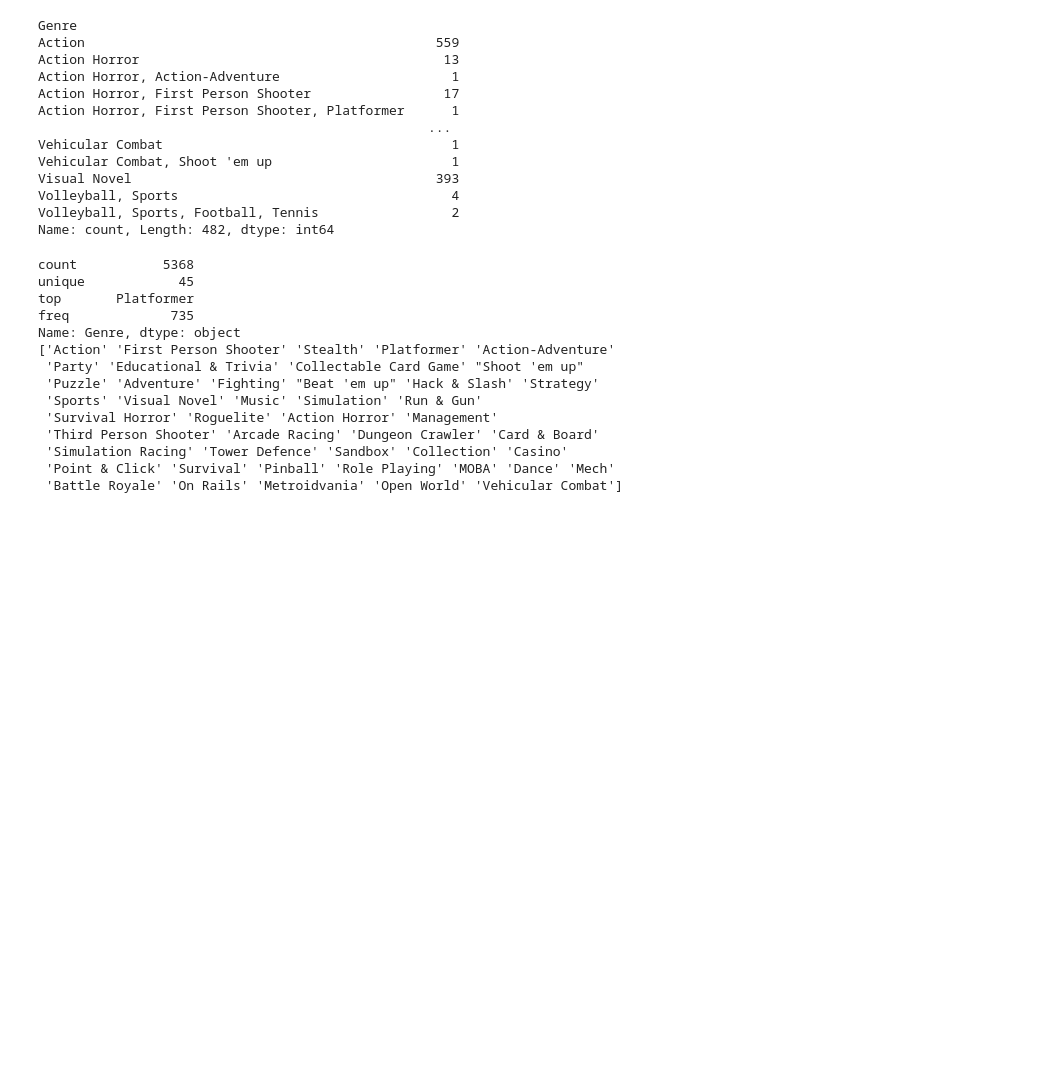
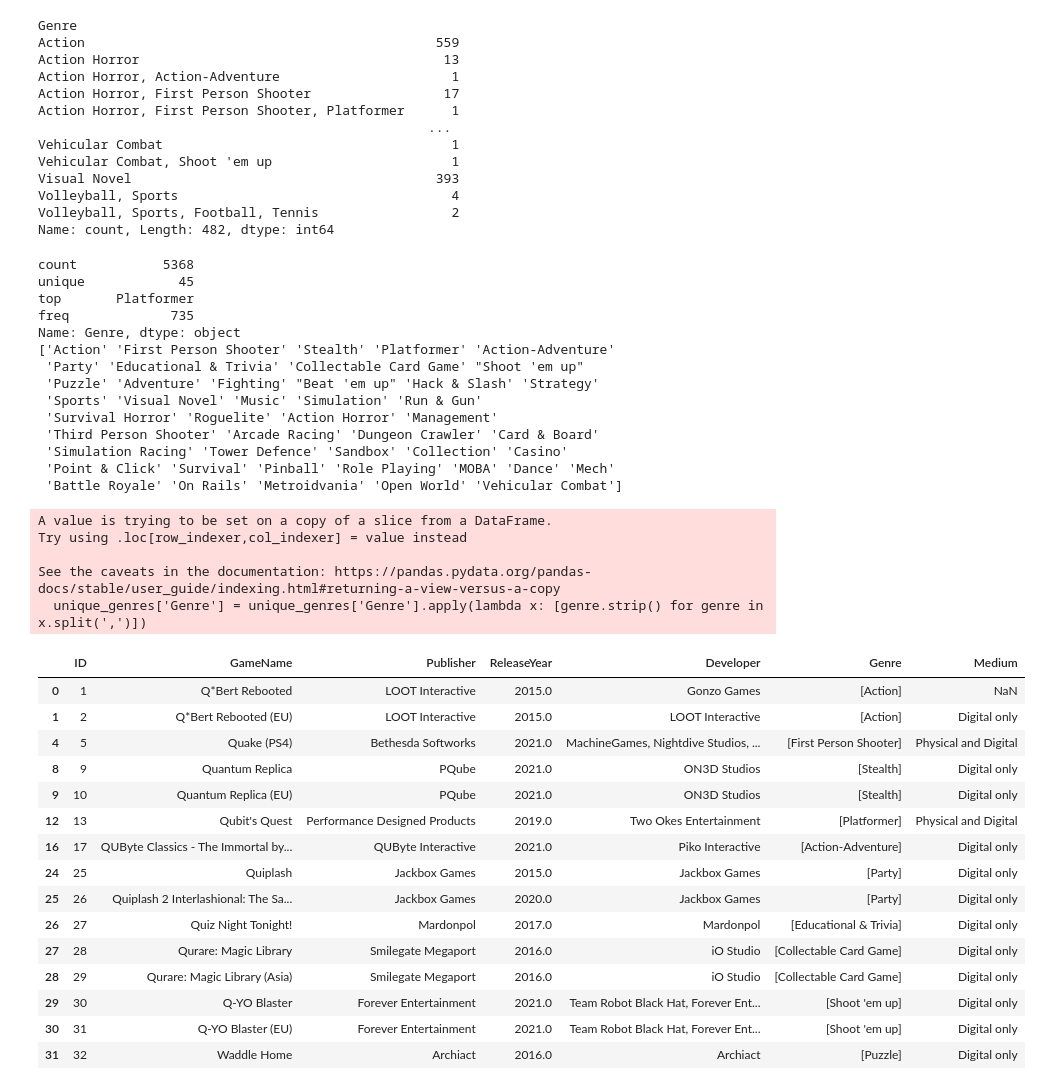
Before and after one commit to MikeyMorg/CS549_Project, a Jupyter notebook: EditData/CleanUp.ipynb, the cells around one changed output. Saved outputs shown, nothing was run; the diff lists cells and outputs as text; code cells hidden in the pictures; blank space fills up the shorter version.

```diff
--- a/EditData/CleanUp.ipynb
+++ b/EditData/CleanUp.ipynb
@@ -241,26 +247,51 @@ Name: count, Length: 482, dtype: int64
 # %%
 #Let's try and find the truly unique genres here by finding the entries that don't have a separator, or comma
 unique_genres = dropped_data_df[dropped_data_df['Genre'].str.contains(",", na=False) == False]
 
 
 print(unique_genres['Genre'].describe())
 #This narrows us down to 45 unique genres! That's much more realistic, still a large number though.
 print(unique_genres['Genre'].unique())
 #These all seem to be very unique! No overlap in genres that'd be due to a typo.
 #I haven't, but we could also use alias mapping to reduce the genre number to get even less columns here, but I think it's fine? They seem unique enough, but I could see potential overlap
+
+unique_genres['Genre'] = unique_genres['Genre'].apply(lambda x: [genre.strip() for genre in x.split(',')])
+
+unique_genres.head(15)
 # %% [output]
 count           5368
 unique            45
 top       Platformer
 freq             735
 Name: Genre, dtype: object
 ['Action' 'First Person Shooter' 'Stealth' 'Platformer' 'Action-Adventure'
  'Party' 'Educational & Trivia' 'Collectable Card Game' "Shoot 'em up"
  'Puzzle' 'Adventure' 'Fighting' "Beat 'em up" 'Hack & Slash' 'Strategy'
  'Sports' 'Visual Novel' 'Music' 'Simulation' 'Run & Gun'
  'Survival Horror' 'Roguelite' 'Action Horror' 'Management'
  'Third Person Shooter' 'Arcade Racing' 'Dungeon Crawler' 'Card & Board'
  'Simulation Racing' 'Tower Defence' 'Sandbox' 'Collection' 'Casino'
  'Point & Click' 'Survival' 'Pinball' 'Role Playing' 'MOBA' 'Dance' 'Mech'
  'Battle Royale' 'On Rails' 'Metroidvania' 'Open World' 'Vehicular Combat']
+A value is trying to be set on a copy of a slice from a DataFrame.
+Try using .loc[row_indexer,col_indexer] = value instead
+
+See the caveats in the documentation: https://pandas.pydata.org/pandas-docs/stable/user_guide/indexing.html#returning-a-view-versus-a-copy
+  unique_genres['Genre'] = unique_genres['Genre'].apply(lambda x: [genre.strip() for genre in x.split(',')])
+|  | ID | GameName | Publisher | ReleaseYear | Developer | Genre | Medium |
+| 0 | 1 | Q*Bert Rebooted | LOOT Interactive | 2015.0 | Gonzo Games | [Action] | NaN |
+| 1 | 2 | Q*Bert Rebooted (EU) | LOOT Interactive | 2015.0 | LOOT Interactive | [Action] | Digital only |
+| 4 | 5 | Quake (PS4) | Bethesda Softworks | 2021.0 | MachineGames, Nightdive Studios, ... | [First Person Shooter] | Physical and Digital |
+| 8 | 9 | Quantum Replica | PQube | 2021.0 | ON3D Studios | [Stealth] | Digital only |
+| 9 | 10 | Quantum Replica (EU) | PQube | 2021.0 | ON3D Studios | [Stealth] | Digital only |
+| 12 | 13 | Qubit's Quest | Performance Designed Products | 2019.0 | Two Okes Entertainment | [Platformer] | Physical and Digital |
+| 16 | 17 | QUByte Classics - The Immortal by... | QUByte Interactive | 2021.0 | Piko Interactive | [Action-Adventure] | Digital only |
+| 24 | 25 | Quiplash | Jackbox Games | 2015.0 | Jackbox Games | [Party] | Digital only |
+| 25 | 26 | Quiplash 2 Interlashional: The Sa... | Jackbox Games | 2020.0 | Jackbox Games | [Party] | Digital only |
+| 26 | 27 | Quiz Night Tonight! | Mardonpol | 2017.0 | Mardonpol | [Educational & Trivia] | Digital only |
+| 27 | 28 | Qurare: Magic Library | Smilegate Megaport | 2016.0 | iO Studio | [Collectable Card Game] | Digital only |
+| 28 | 29 | Qurare: Magic Library (Asia) | Smilegate Megaport | 2016.0 | iO Studio | [Collectable Card Game] | Digital only |
+| 29 | 30 | Q-YO Blaster | Forever Entertainment | 2021.0 | Team Robot Black Hat, Forever Ent... | [Shoot 'em up] | Digital only |
+| 30 | 31 | Q-YO Blaster (EU) | Forever Entertainment | 2021.0 | Team Robot Black Hat, Forever Ent... | [Shoot 'em up] | Digital only |
+| 31 | 32 | Waddle Home | Archiact | 2016.0 | Archiact | [Puzzle] | Digital only |
 # %%
```
Also changed, not shown: parts of 4 cells of this notebook, 2 other files.
